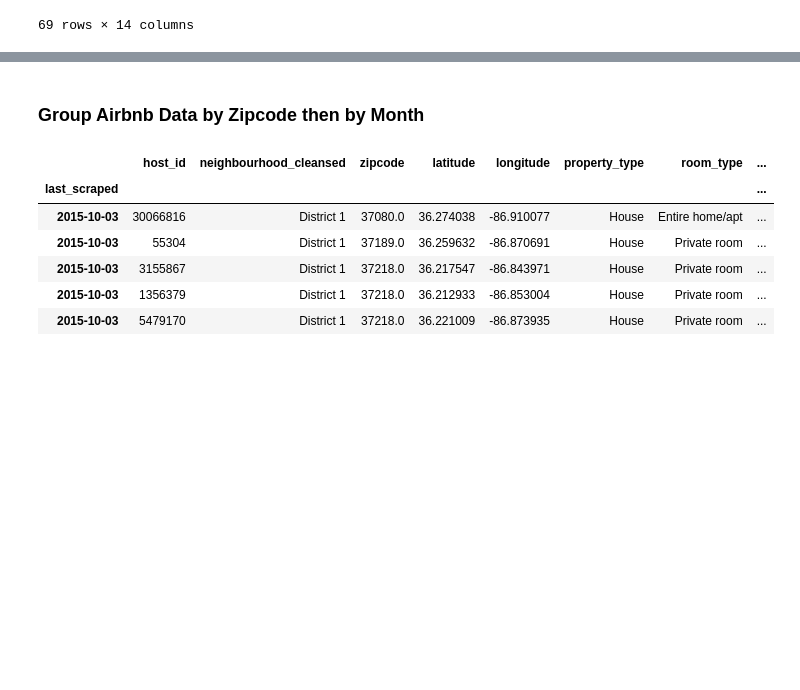
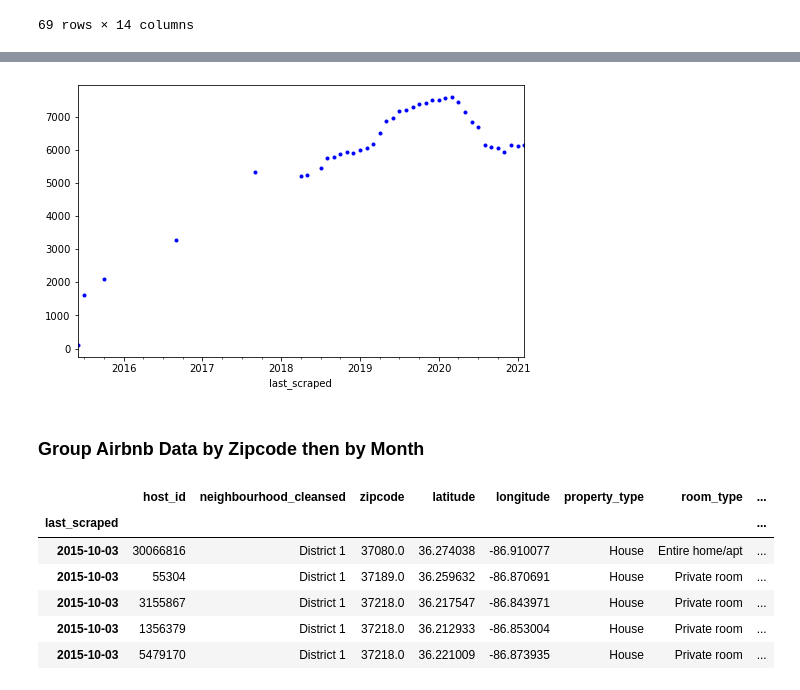
Before and after one commit to Sammyknee/nashville_airbnb_housing, a Jupyter notebook: initial_EDA.ipynb, the cells around one changed output, grey strips where cells are left out. Saved outputs shown, nothing was run; the diff lists cells and outputs as text; code cells hidden in the pictures; blank space fills up the shorter version.

```diff
--- a/initial_EDA.ipynb
+++ b/initial_EDA.ipynb
@@ -1103,3 +1104,7 @@ reg_airbnb_monthly_mean['inventory'].plot(figsize = (16,10));
+# %%
+reg_airbnb_monthly_mean['inventory'].plot(figsize = (8,5), style='.b');
+# %% [output]
+[figure, added]
 # %% [markdown]
 ### Group Airbnb Data by Zipcode then by Month
 # %%
```
Also changed, not shown: parts of 200 cells of this notebook.
